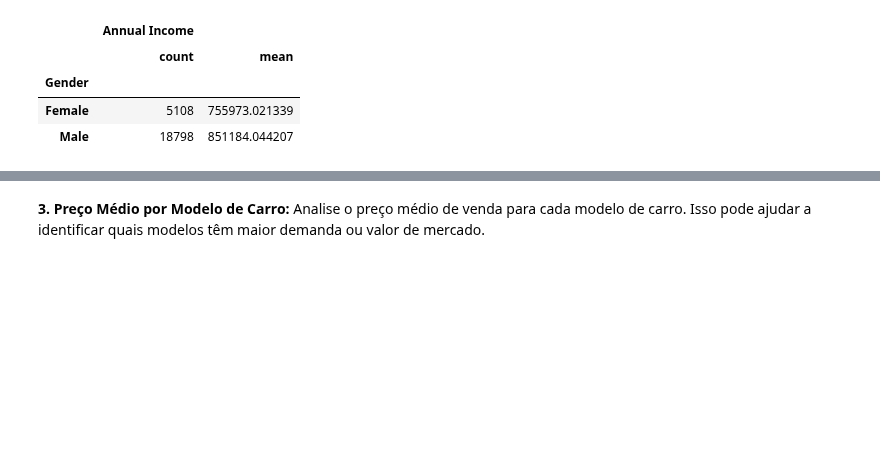
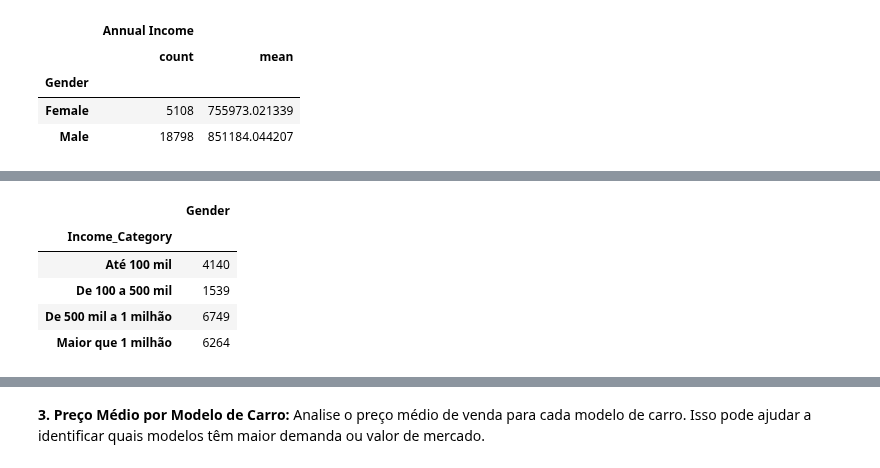
Before and after one commit to GabrielVila/Car-Sales-Report, a Jupyter notebook: projeto_carro.ipynb, the cells around one changed output, grey strips where cells are left out. Cells and saved outputs as stored; diff of their text form; code cells hidden in the pictures; blank space fills up the shorter version.

```diff
--- a/projeto_carro.ipynb
+++ b/projeto_carro.ipynb
@@ -174,0 +212,9 @@ dados.groupby('Gender')[['Annual Income']].agg(['count', 'mean'])
+# %%
+male_income_category
+# %% [output]
+|  | Gender |
+| Income_Category |  |
+| Até 100 mil | 4140 |
+| De 100 a 500 mil | 1539 |
+| De 500 mil a 1 milhão | 6749 |
+| Maior que 1 milhão | 6264 |
```
Also changed, not shown: parts of 5 cells of this notebook.
